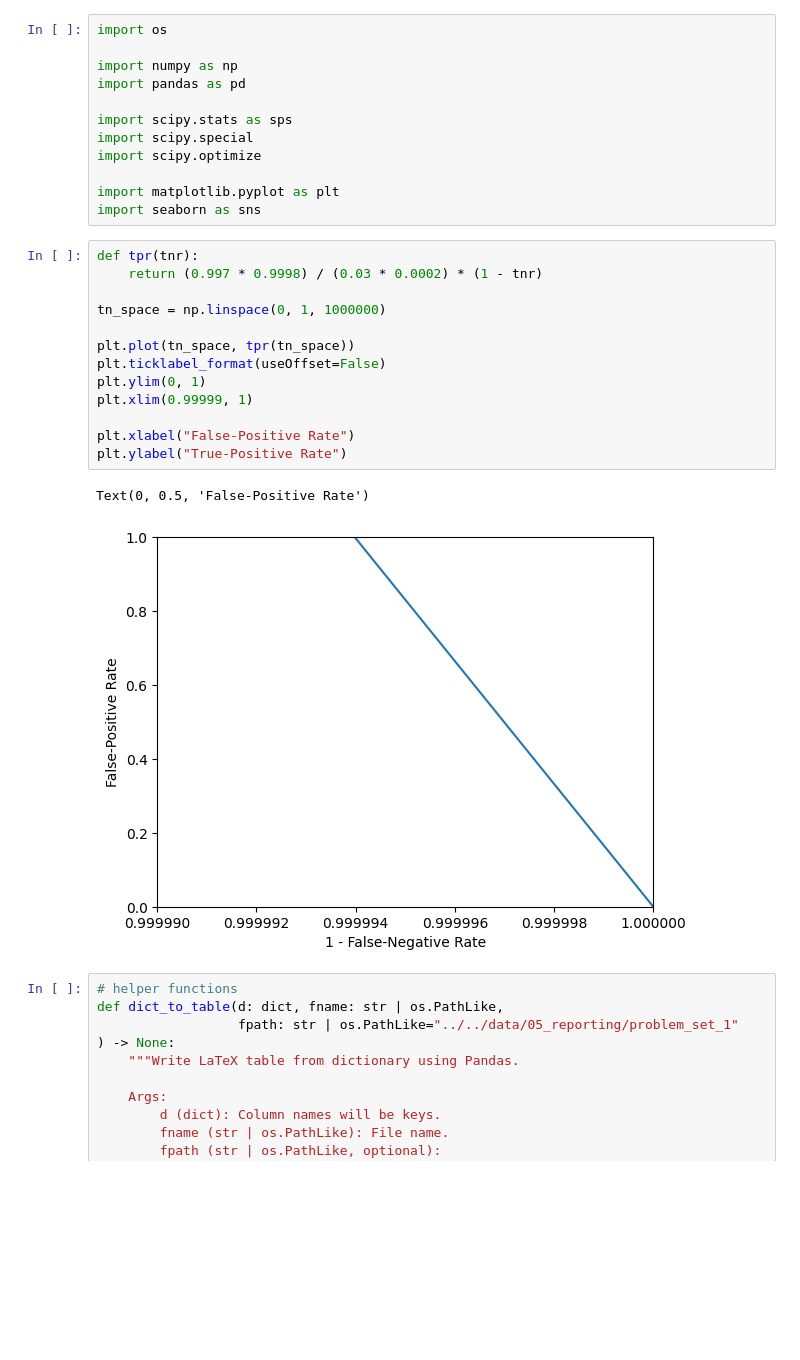
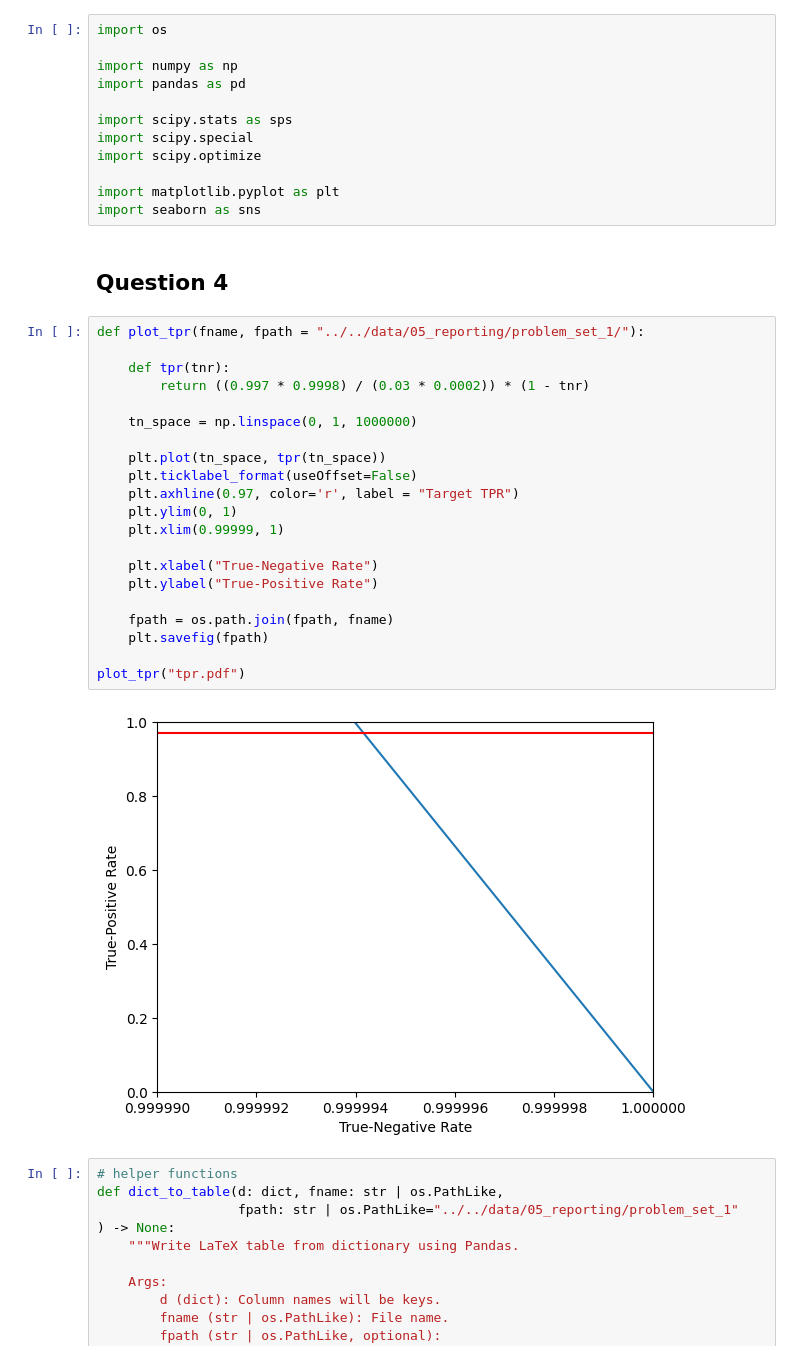
Before and after one commit to ajbarrows/uvmbayes, a Jupyter notebook: notebooks/problem_sets/20240912-problem_set_1_AJB.ipynb, the cells around one changed output. Saved outputs shown, nothing was run; the diff lists cells and outputs as text; blank space fills up the shorter version.

```diff
--- a/notebooks/problem_sets/20240912-problem_set_1_AJB.ipynb
+++ b/notebooks/problem_sets/20240912-problem_set_1_AJB.ipynb
@@ -12,22 +12,31 @@ import scipy.optimize
 
 import matplotlib.pyplot as plt
 import seaborn as sns
+# %% [markdown]
+## Question 4
 # %%
-def tpr(tnr):
-    return (0.997 * 0.9998) / (0.03 * 0.0002) * (1 - tnr)
+def plot_tpr(fname, fpath = "../../data/05_reporting/problem_set_1/"):
 
-tn_space = np.linspace(0, 1, 1000000)
+    def tpr(tnr):
+        return ((0.997 * 0.9998) / (0.03 * 0.0002)) * (1 - tnr)
 
-plt.plot(tn_space, tpr(tn_space))
-plt.ticklabel_format(useOffset=False)
-plt.ylim(0, 1)
-plt.xlim(0.99999, 1)
+    tn_space = np.linspace(0, 1, 1000000)
 
-plt.xlabel("False-Positive Rate")
-plt.ylabel("True-Positive Rate")
+    plt.plot(tn_space, tpr(tn_space))
+    plt.ticklabel_format(useOffset=False)
+    plt.axhline(0.97, color='r', label = "Target TPR")
+    plt.ylim(0, 1)
+    plt.xlim(0.99999, 1)
+
+    plt.xlabel("True-Negative Rate")
+    plt.ylabel("True-Positive Rate")
+
+    fpath = os.path.join(fpath, fname)
+    plt.savefig(fpath)
+
+plot_tpr("tpr.pdf")
 # %% [output]
-Text(0, 0.5, 'False-Positive Rate')
-[figure, old version]
+[figure, new version]
 # %%
 # helper functions
 def dict_to_table(d: dict, fname: str | os.PathLike,
```
